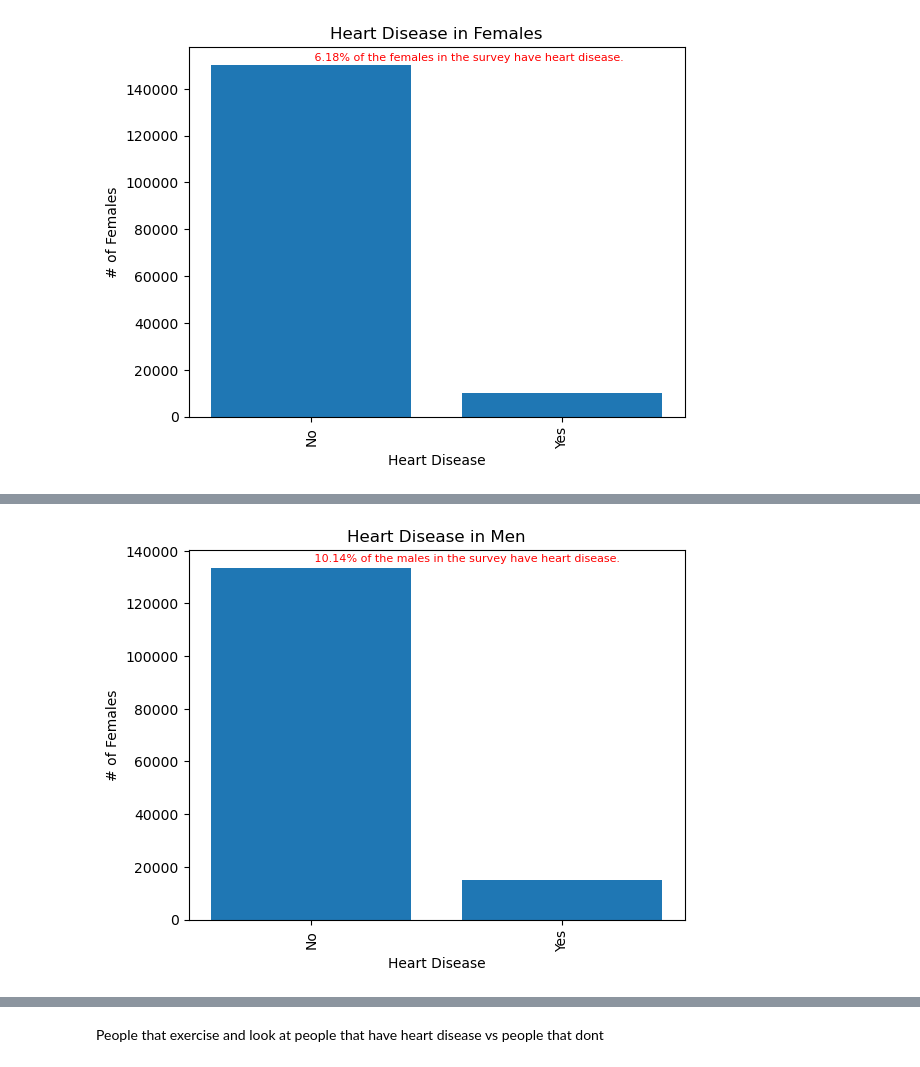
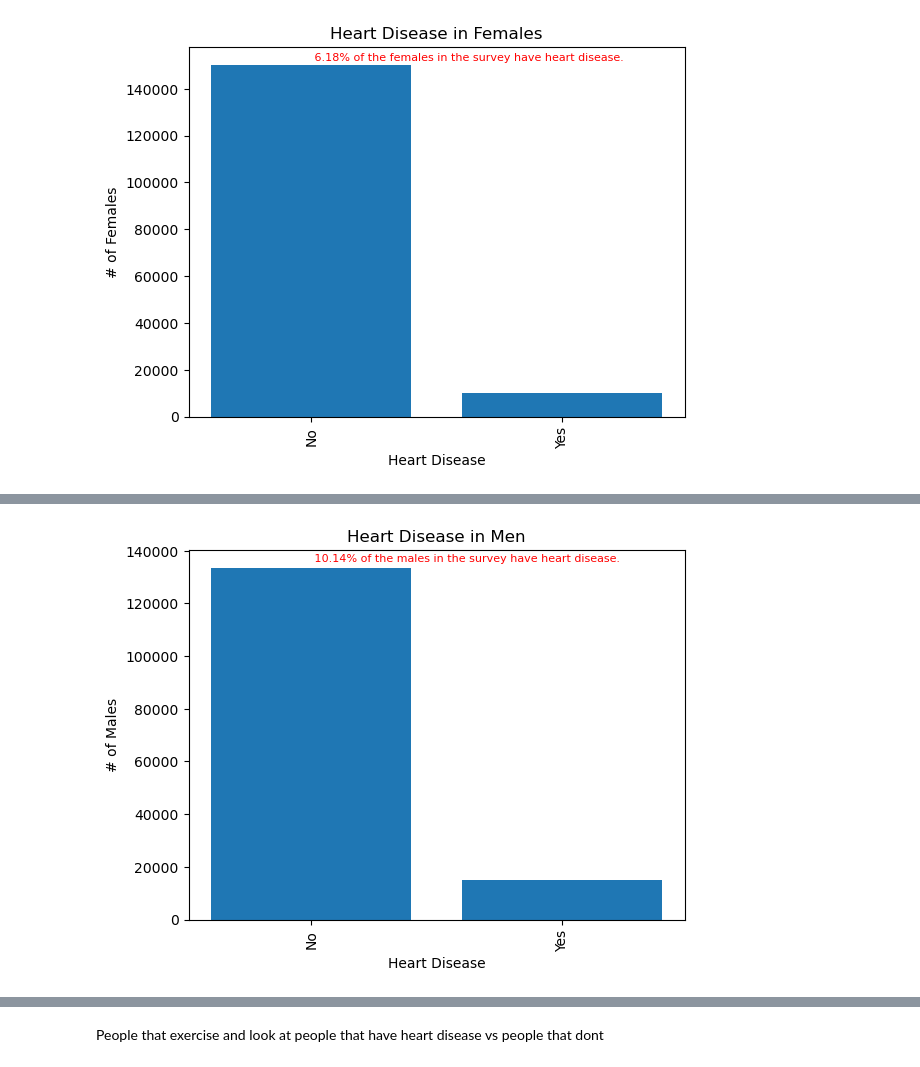
Before and after one commit to laxleary/Project-1, a Jupyter notebook: Data Analysis/data_analysis_Porretta/sophia_data_analysis.ipynb, the cells around one changed output, grey strips where cells are left out. Cells and saved outputs as stored; diff of their text form; code cells hidden in the pictures.

Commit message:
Updated graphs labels

```diff
--- a/Data Analysis/data_analysis_Porretta/sophia_data_analysis.ipynb
+++ b/Data Analysis/data_analysis_Porretta/sophia_data_analysis.ipynb
@@ -117,13 +119,17 @@ There were 10.14% of males in the survey that have heart disease.
 # %%
 #Create a bar chart that compares the number of males with heart disease to the number of males without heart disease
 male_chart= male_df['Heart Disease'].value_counts()
 plt.bar(male_chart.index.values,male_chart.values)
 plt.xlabel('Heart Disease')
-plt.ylabel('# of Females')
+plt.ylabel('# of Males')
 plt.xticks(rotation=90)
 plt.title("Heart Disease in Men")
 plt.annotate(f' {male_percent}% of the males in the survey have heart disease.', (0,136000), color='r', fontsize=8)
+
+#Save the final graph
+plt.savefig("Images/males_vs_heart_disease.png")
+
 #Show the chart
 plt.show()
 # %% [output]
-[figure, old version]
+[figure, new version]
```
Also changed, not shown: parts of 12 cells of this notebook, 4 other files.
